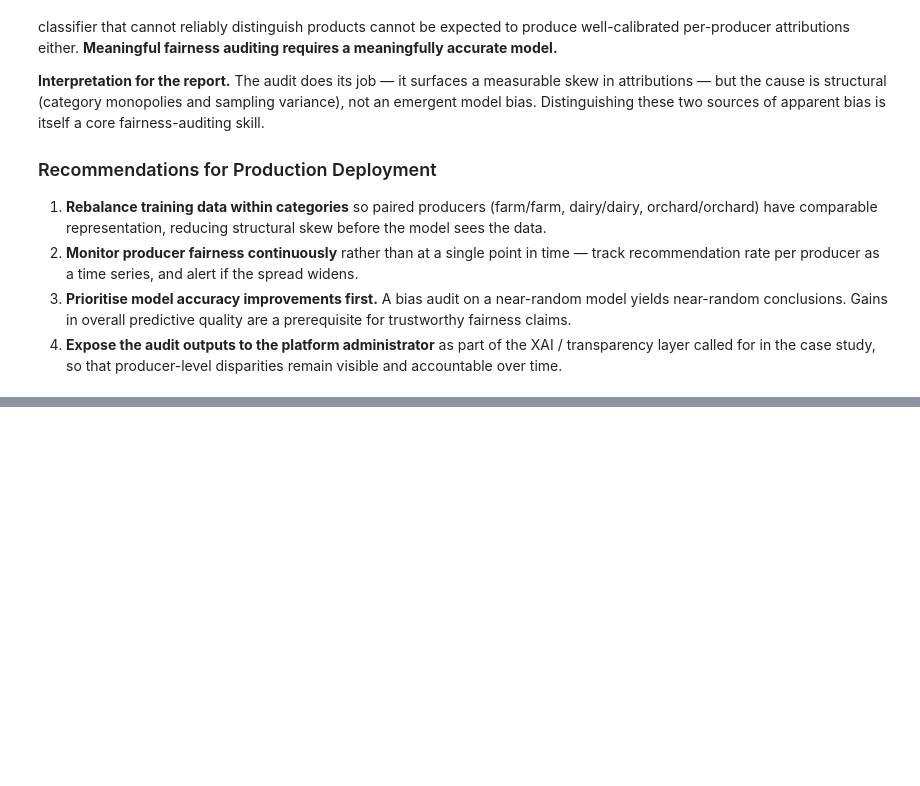
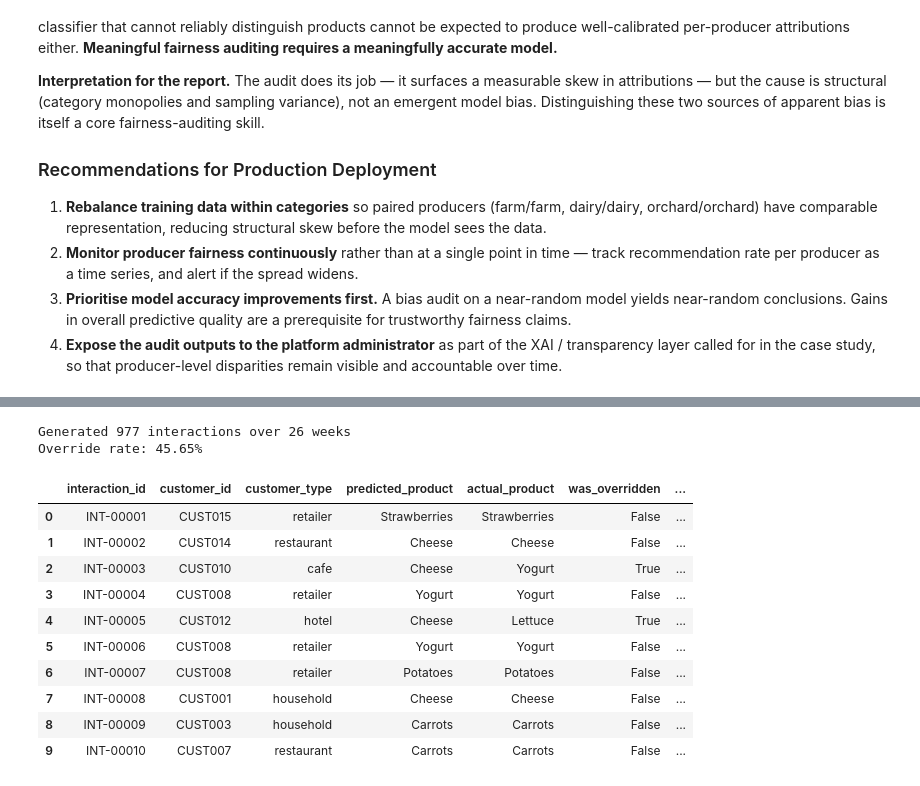
Before and after one commit to Mohamed-Elkiky/UFCFUR-15-3---Advanced-artificial-intelligence, a Jupyter notebook: task1_purchase_prediction/notebooks/03_evaluation.ipynb, the cells around one changed output, grey strips where cells are left out. Cells and saved outputs as stored; diff of their text form; code cells hidden in the pictures; blank space fills up the shorter version.

```diff
--- a/task1_purchase_prediction/notebooks/03_evaluation.ipynb
+++ b/task1_purchase_prediction/notebooks/03_evaluation.ipynb
@@ -726,0 +735,33 @@ Per-producer precision summary:
+# %%
+from evaluate import (
+    build_predictions_df,
+    generate_synthetic_interactions,
+    override_analysis,
+    print_override_analysis,
+)
+
+predictions_df = build_predictions_df(
+    model_path=MODEL_PATH,
+    orders_path=ORDERS_PATH,
+    products_path=PRODUCTS_PATH,
+)
+
+interactions_df = generate_synthetic_interactions(predictions_df, n_weeks=26, seed=42)
+
+print(f"Generated {len(interactions_df)} interactions over 26 weeks")
+print(f"Override rate: {interactions_df['was_overridden'].mean():.2%}")
+interactions_df.head(10)
+# %% [output]
+Generated 977 interactions over 26 weeks
+Override rate: 45.65%
+|  | interaction_id | customer_id | customer_type | predicted_product | actual_product | was_overridden | ... |
+| 0 | INT-00001 | CUST015 | retailer | Strawberries | Strawberries | False | ... |
+| 1 | INT-00002 | CUST014 | restaurant | Cheese | Cheese | False | ... |
+| 2 | INT-00003 | CUST010 | cafe | Cheese | Yogurt | True | ... |
+| 3 | INT-00004 | CUST008 | retailer | Yogurt | Yogurt | False | ... |
+| 4 | INT-00005 | CUST012 | hotel | Cheese | Lettuce | True | ... |
+| 5 | INT-00006 | CUST008 | retailer | Yogurt | Yogurt | False | ... |
+| 6 | INT-00007 | CUST008 | retailer | Potatoes | Potatoes | False | ... |
+| 7 | INT-00008 | CUST001 | household | Cheese | Cheese | False | ... |
+| 8 | INT-00009 | CUST003 | household | Carrots | Carrots | False | ... |
+| 9 | INT-00010 | CUST007 | restaurant | Carrots | Carrots | False | ... |
```
Also changed, not shown: parts of 23 cells of this notebook, 1 other file.
